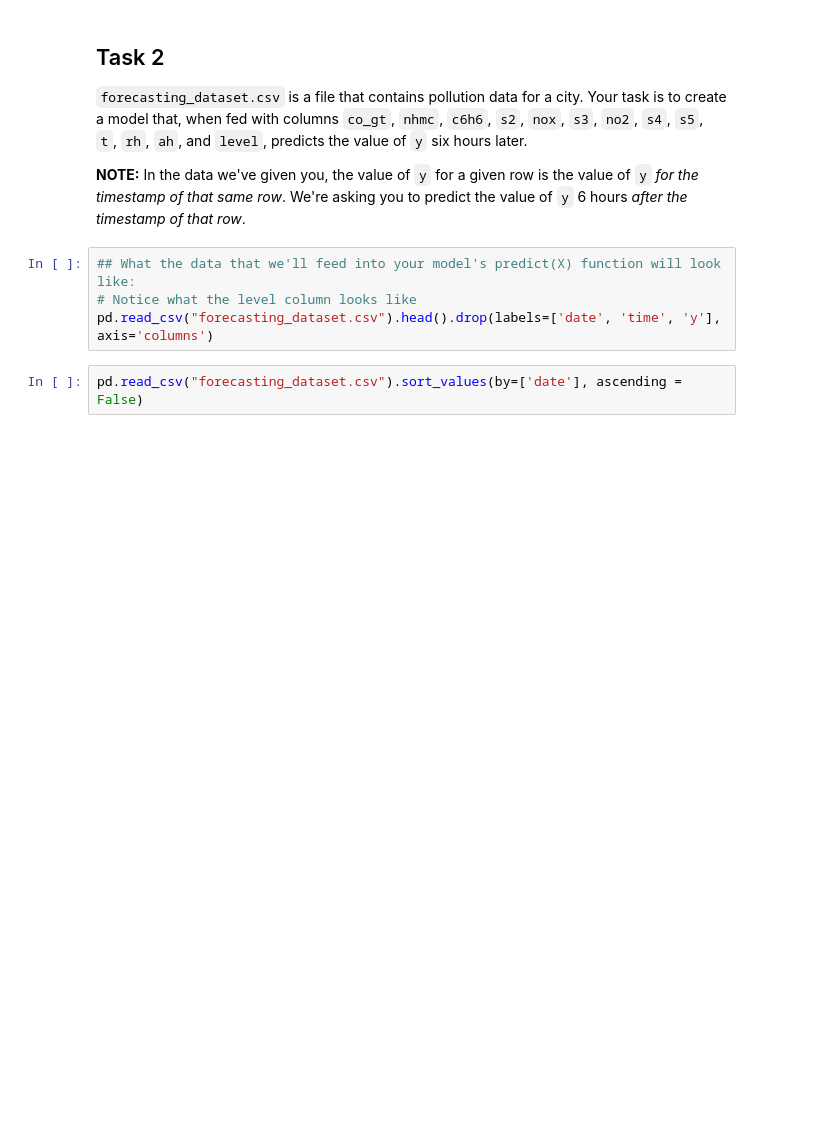
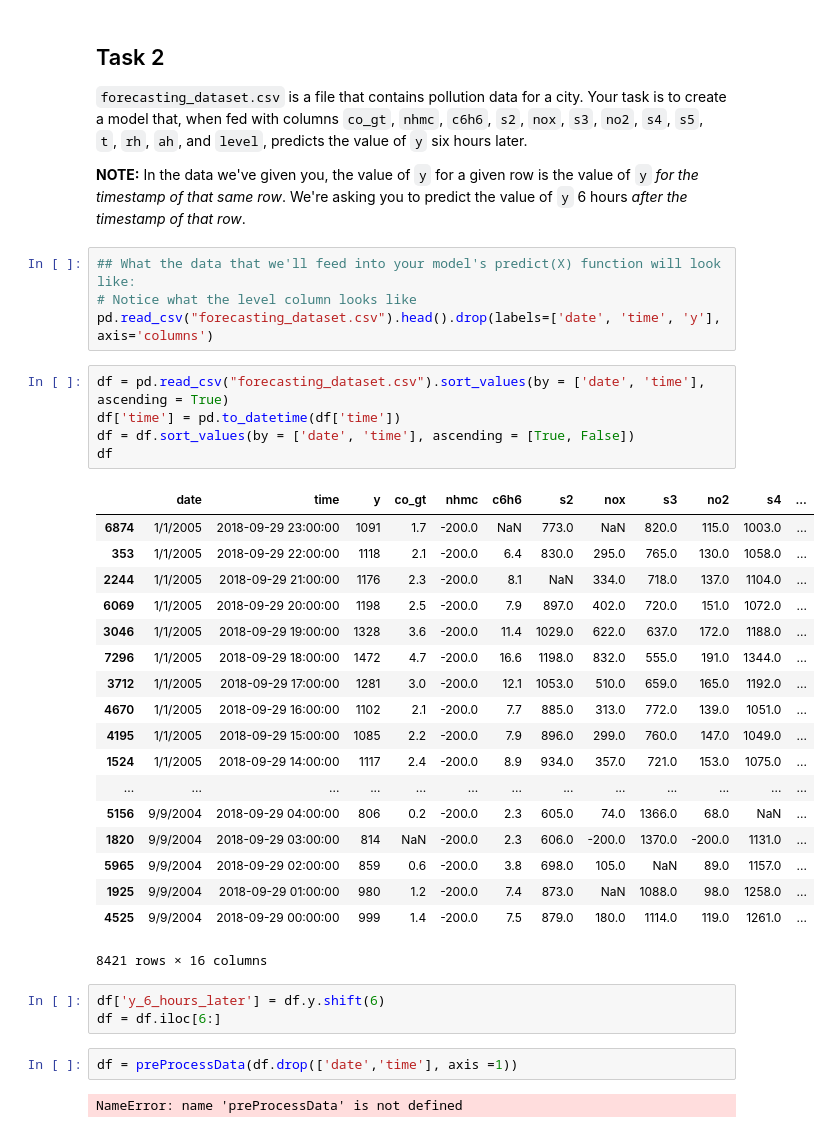
Before and after one commit to prakash-murugesan/CodeChallenge, a Jupyter notebook: CodingChallenge/Machine Learning/MachineLearningChallengeWorkingCopy.ipynb, the cells around one changed output. Drawn from its saved outputs; the diff is of its cells as text; blank space fills up the shorter version.

```diff
--- a/CodingChallenge/Machine Learning/MachineLearningChallengeWorkingCopy.ipynb
+++ b/CodingChallenge/Machine Learning/MachineLearningChallengeWorkingCopy.ipynb
@@ -438,5 +438,34 @@ or the extent of data scaling might be?
 ## What the data that we'll feed into your model's predict(X) function will look like:
 # Notice what the level column looks like
 pd.read_csv("forecasting_dataset.csv").head().drop(labels=['date', 'time', 'y'], axis='columns')
-# %%
-pd.read_csv("forecasting_dataset.csv").sort_values(by=['date'], ascending = False)
+# %%
+df = pd.read_csv("forecasting_dataset.csv").sort_values(by = ['date', 'time'], ascending = True)
+df['time'] = pd.to_datetime(df['time'])
+df = df.sort_values(by = ['date', 'time'], ascending = [True, False])
+df
+# %% [output]
+|  | date | time | y | co_gt | nhmc | c6h6 | s2 | nox | s3 | no2 | s4 | ... |
+| 6874 | 1/1/2005 | 2018-09-29 23:00:00 | 1091 | 1.7 | -200.0 | NaN | 773.0 | NaN | 820.0 | 115.0 | 1003.0 | ... |
+| 353 | 1/1/2005 | 2018-09-29 22:00:00 | 1118 | 2.1 | -200.0 | 6.4 | 830.0 | 295.0 | 765.0 | 130.0 | 1058.0 | ... |
+| 2244 | 1/1/2005 | 2018-09-29 21:00:00 | 1176 | 2.3 | -200.0 | 8.1 | NaN | 334.0 | 718.0 | 137.0 | 1104.0 | ... |
+| 6069 | 1/1/2005 | 2018-09-29 20:00:00 | 1198 | 2.5 | -200.0 | 7.9 | 897.0 | 402.0 | 720.0 | 151.0 | 1072.0 | ... |
+| 3046 | 1/1/2005 | 2018-09-29 19:00:00 | 1328 | 3.6 | -200.0 | 11.4 | 1029.0 | 622.0 | 637.0 | 172.0 | 1188.0 | ... |
+| 7296 | 1/1/2005 | 2018-09-29 18:00:00 | 1472 | 4.7 | -200.0 | 16.6 | 1198.0 | 832.0 | 555.0 | 191.0 | 1344.0 | ... |
+| 3712 | 1/1/2005 | 2018-09-29 17:00:00 | 1281 | 3.0 | -200.0 | 12.1 | 1053.0 | 510.0 | 659.0 | 165.0 | 1192.0 | ... |
+| 4670 | 1/1/2005 | 2018-09-29 16:00:00 | 1102 | 2.1 | -200.0 | 7.7 | 885.0 | 313.0 | 772.0 | 139.0 | 1051.0 | ... |
+| 4195 | 1/1/2005 | 2018-09-29 15:00:00 | 1085 | 2.2 | -200.0 | 7.9 | 896.0 | 299.0 | 760.0 | 147.0 | 1049.0 | ... |
+| 1524 | 1/1/2005 | 2018-09-29 14:00:00 | 1117 | 2.4 | -200.0 | 8.9 | 934.0 | 357.0 | 721.0 | 153.0 | 1075.0 | ... |
+| ... | ... | ... | ... | ... | ... | ... | ... | ... | ... | ... | ... | ... |
+| 5156 | 9/9/2004 | 2018-09-29 04:00:00 | 806 | 0.2 | -200.0 | 2.3 | 605.0 | 74.0 | 1366.0 | 68.0 | NaN | ... |
+| 1820 | 9/9/2004 | 2018-09-29 03:00:00 | 814 | NaN | -200.0 | 2.3 | 606.0 | -200.0 | 1370.0 | -200.0 | 1131.0 | ... |
+| 5965 | 9/9/2004 | 2018-09-29 02:00:00 | 859 | 0.6 | -200.0 | 3.8 | 698.0 | 105.0 | NaN | 89.0 | 1157.0 | ... |
+| 1925 | 9/9/2004 | 2018-09-29 01:00:00 | 980 | 1.2 | -200.0 | 7.4 | 873.0 | NaN | 1088.0 | 98.0 | 1258.0 | ... |
+| 4525 | 9/9/2004 | 2018-09-29 00:00:00 | 999 | 1.4 | -200.0 | 7.5 | 879.0 | 180.0 | 1114.0 | 119.0 | 1261.0 | ... |
+8421 rows × 16 columns
+# %%
+df['y_6_hours_later'] = df.y.shift(6)
+df = df.iloc[6:]
+# %%
+df = preProcessData(df.drop(['date','time'], axis =1))
+# %% [output]
+NameError: name 'preProcessData' is not defined
```
Also changed, not shown: 2 other files.
